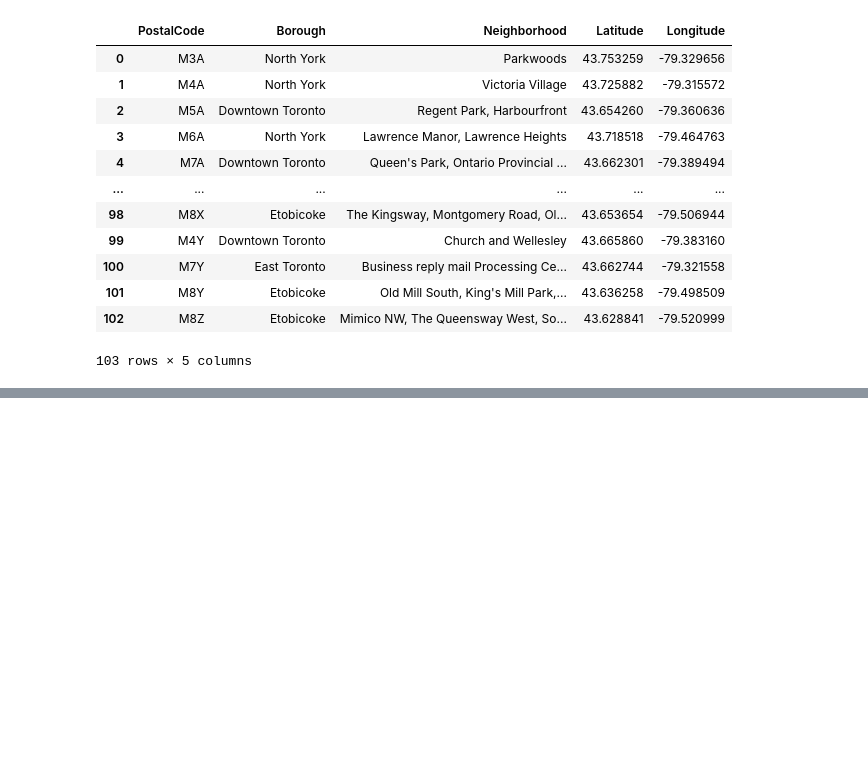
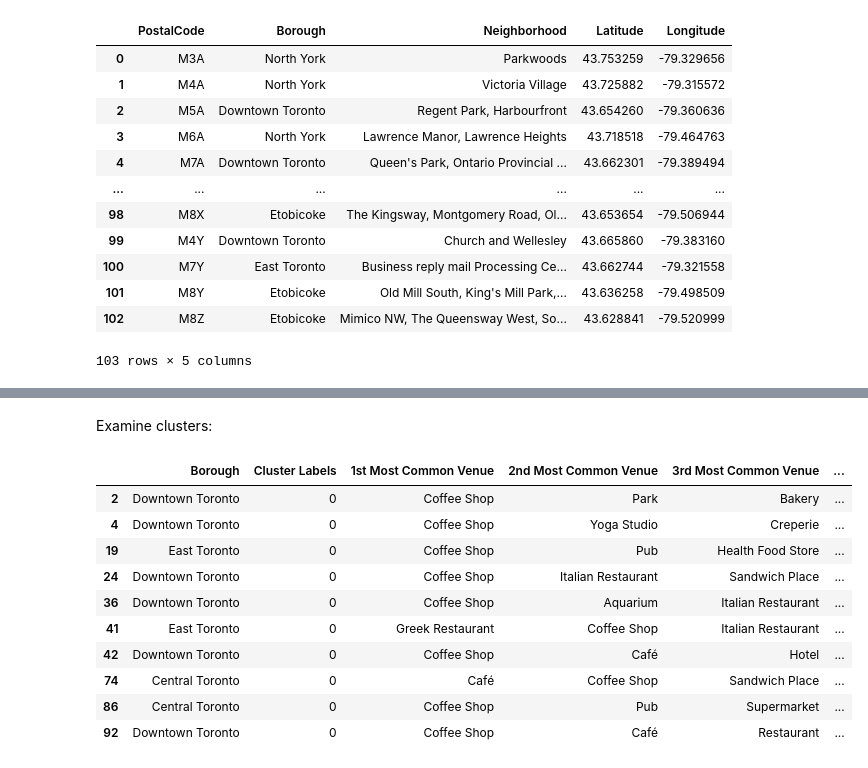
Before and after one commit to maranas/Coursera_Capstone, a Jupyter notebook: Week 3 - Segmenting and clustering neighborhoods in Toronto.ipynb, the cells around one changed output, grey strips where cells are left out. Cells and saved outputs as stored; diff of their text form; code cells hidden in the pictures; blank space fills up the shorter version.

```diff
--- a/Week 3 - Segmenting and clustering neighborhoods in Toronto.ipynb
+++ b/Week 3 - Segmenting and clustering neighborhoods in Toronto.ipynb
@@ -103,0 +447,16 @@ postal_code_table
+# %% [markdown]
+Examine clusters:
+# %%
+toronto_merged.loc[toronto_merged['Cluster Labels'] == 0, toronto_merged.columns[[1] + list(range(5, toronto_merged.shape[1]))]]
+# %% [output]
+|  | Borough | Cluster Labels | 1st Most Common Venue | 2nd Most Common Venue | 3rd Most Common Venue | ... |
+| 2 | Downtown Toronto | 0 | Coffee Shop | Park | Bakery | ... |
+| 4 | Downtown Toronto | 0 | Coffee Shop | Yoga Studio | Creperie | ... |
+| 19 | East Toronto | 0 | Coffee Shop | Pub | Health Food Store | ... |
+| 24 | Downtown Toronto | 0 | Coffee Shop | Italian Restaurant | Sandwich Place | ... |
+| 36 | Downtown Toronto | 0 | Coffee Shop | Aquarium | Italian Restaurant | ... |
+| 41 | East Toronto | 0 | Greek Restaurant | Coffee Shop | Italian Restaurant | ... |
+| 42 | Downtown Toronto | 0 | Coffee Shop | Café | Hotel | ... |
+| 74 | Central Toronto | 0 | Café | Coffee Shop | Sandwich Place | ... |
+| 86 | Central Toronto | 0 | Coffee Shop | Pub | Supermarket | ... |
+| 92 | Downtown Toronto | 0 | Coffee Shop | Café | Restaurant | ... |
```
Also changed, not shown: parts of 40 cells of this notebook.
